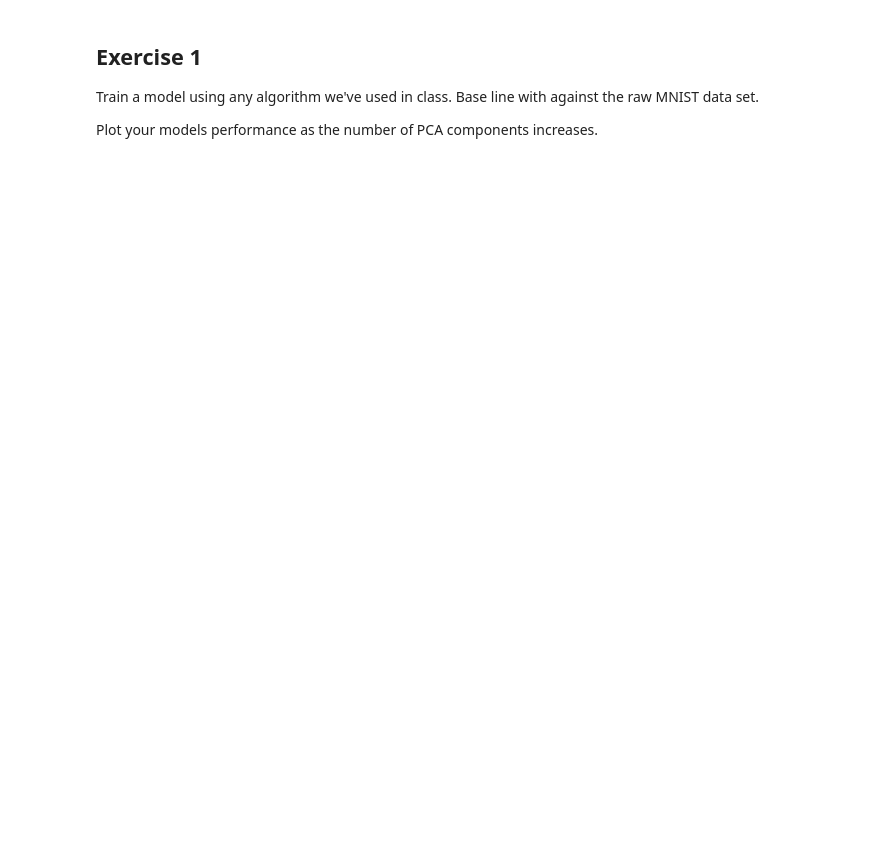
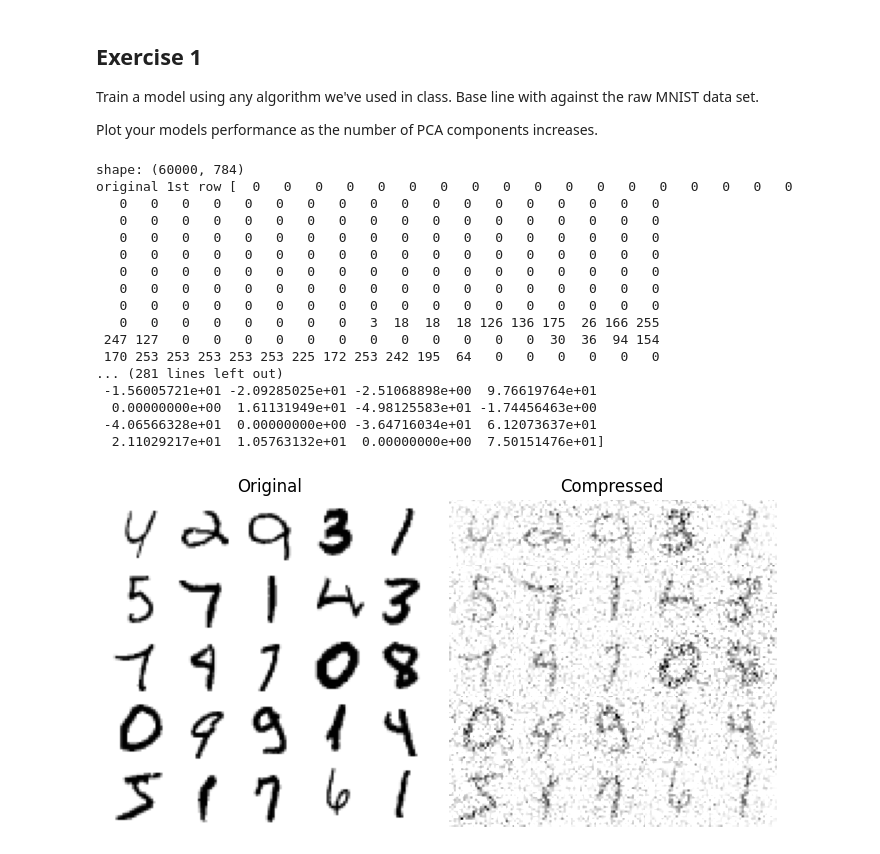
Before and after one commit to IST407-707/mcsweeney-exercises, a Jupyter notebook: week8/pca.ipynb, the cells around one changed output. Saved outputs shown, nothing was run; the diff lists cells and outputs as text; code cells hidden in the pictures; blank space fills up the shorter version.

```diff
--- a/week8/pca.ipynb
+++ b/week8/pca.ipynb
@@ -48,3 +77,81 @@ save_fig(f"mnist_compression_plot_{value}")
 Train a model using any algorithm we've used in class.  Base line with against the raw MNIST data set.
 
 Plot your models performance as the number of PCA components increases.
+# %%
+import numpy as np
+from sklearn.random_projection import SparseRandomProjection
+
+
+from sklearn.datasets import fetch_openml
+from sklearn.decomposition import PCA
+import matplotlib.pyplot as plt
+
+
+from pathlib import Path
+
+IMAGES_PATH = Path() / "images" / "dim_reduction"
+IMAGES_PATH.mkdir(parents=True, exist_ok=True)
+
+def save_fig(fig_id, tight_layout=True, fig_extension="png", resolution=300):
+    path = IMAGES_PATH / f"{fig_id}.{fig_extension}"
+    if tight_layout:
+        plt.tight_layout()
+    plt.savefig(path, format=fig_extension, dpi=resolution)
+
+
+
+mnist = fetch_openml('mnist_784', as_frame=False, parser="auto")
+X_train, y_train = mnist.data[:60_000], mnist.target[:60_000]
+X_test, y_test = mnist.data[60_000:], mnist.target[60_000:]
+
+
+print(f'shape: {X_train.shape}')
+
+print(f'original 1st row {X_train[0]}')
+# value = 10
+transformer = SparseRandomProjection(eps=.99999999999990, random_state=42,  density = 0.010)#, density = 1 / 3.0)
+
+X_reduced = transformer.fit_transform(X_train)
+print(f'Shape: {X_reduced.shape}')
+print(f'original 1st row {X_reduced[0]}')
+
+
+print(f'shape 2: {X_reduced.shape}')
+
+X_recovered = transformer.inverse_transform(X_reduced)
+
+print(f'Hydrwated: {X_recovered.shape}')
+print(f'hydrated 1st row {X_recovered[0]}')
+
+
+plt.figure(figsize=(7, 4))
+for idx, X in enumerate((X_train[::2100], X_recovered[::2100])):
+    plt.subplot(1, 2, idx + 1)
+    plt.title(["Original", "Compressed"][idx])
+    for row in range(5):
+        for col in range(5):
+            plt.imshow(X[row * 5 + col].reshape(28, 28), cmap="binary",
+                       vmin=0, vmax=255, extent=(row, row + 1, col, col + 1))
+            plt.axis([0, 5, 0, 5])
+            plt.axis("off")
+
+save_fig(f"mnist_compression_plot_{value}")
+# %% [output]
+shape: (60000, 784)
+original 1st row [  0   0   0   0   0   0   0   0   0   0   0   0   0   0   0   0   0   0
+   0   0   0   0   0   0   0   0   0   0   0   0   0   0   0   0   0   0
+   0   0   0   0   0   0   0   0   0   0   0   0   0   0   0   0   0   0
+   0   0   0   0   0   0   0   0   0   0   0   0   0   0   0   0   0   0
+   0   0   0   0   0   0   0   0   0   0   0   0   0   0   0   0   0   0
+   0   0   0   0   0   0   0   0   0   0   0   0   0   0   0   0   0   0
+   0   0   0   0   0   0   0   0   0   0   0   0   0   0   0   0   0   0
+   0   0   0   0   0   0   0   0   0   0   0   0   0   0   0   0   0   0
+   0   0   0   0   0   0   0   0   3  18  18  18 126 136 175  26 166 255
+ 247 127   0   0   0   0   0   0   0   0   0   0   0   0  30  36  94 154
+ 170 253 253 253 253 253 225 172 253 242 195  64   0   0   0   0   0   0
+... (281 lines left out)
+ -1.56005721e+01 -2.09285025e+01 -2.51068898e+00  9.76619764e+01
+  0.00000000e+00  1.61131949e+01 -4.98125583e+01 -1.74456463e+00
+ -4.06566328e+01  0.00000000e+00 -3.64716034e+01  6.12073637e+01
+  2.11029217e+01  1.05763132e+01  0.00000000e+00  7.50151476e+01]
+[figure, added]
```
Also changed, not shown: parts of 12 cells of this notebook, 4 other files.
